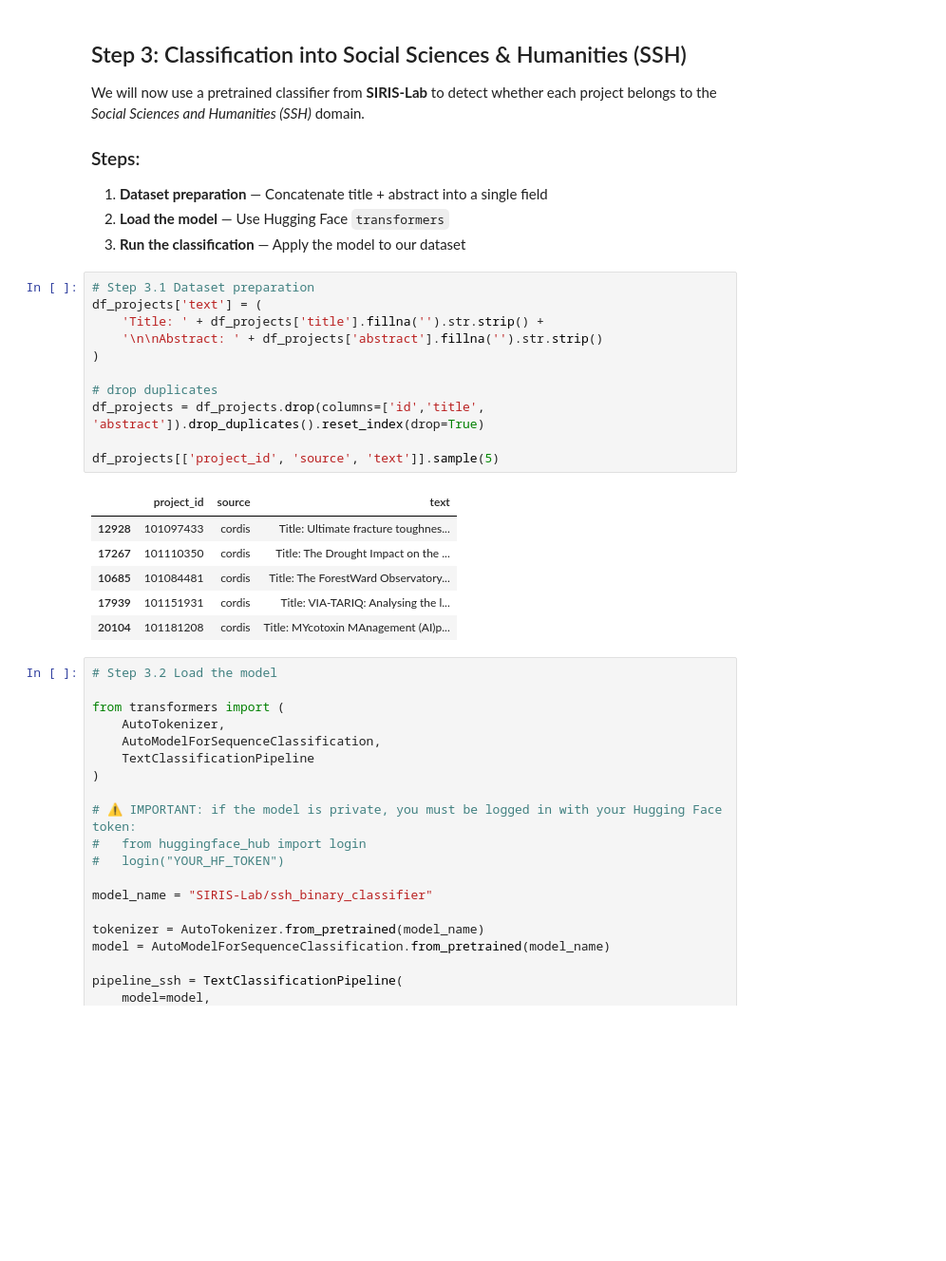
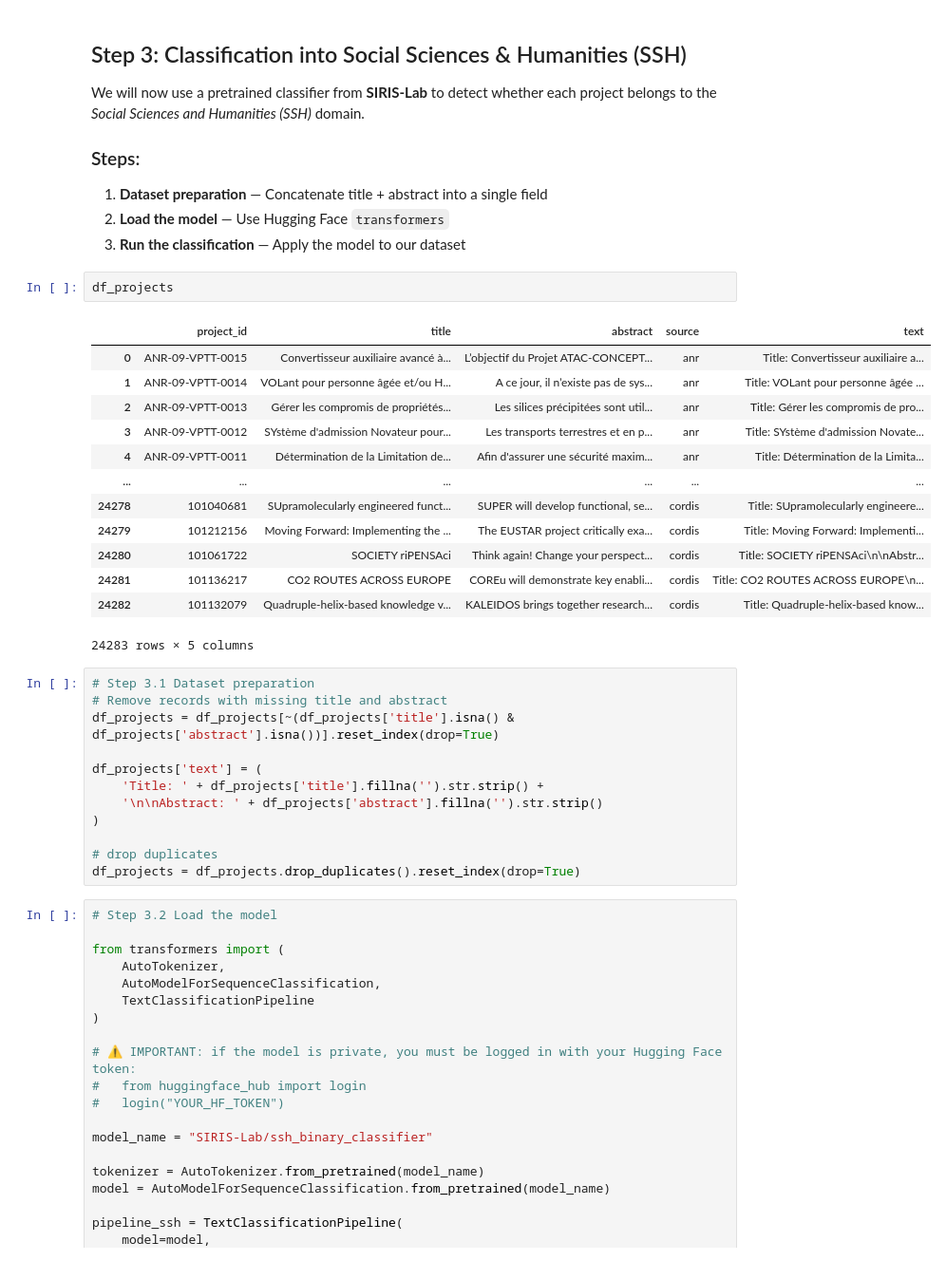
Before and after one commit to nicolauduran45/nlp-sti-tutorials, a Jupyter notebook: notebooks/01_analysing_SHS_projects.ipynb, the cells around one changed output. Shown: that part at 95% size. Cells and saved outputs as stored; diff of their text form; blank space fills up the shorter version.

Commit message:
fix: remove projects with empty title and abstract

```diff
--- a/notebooks/01_analysing_SHS_projects.ipynb
+++ b/notebooks/01_analysing_SHS_projects.ipynb
@@ -153,24 +153,34 @@ We will now use a pretrained classifier from **SIRIS-Lab** to detect whether eac
 1. **Dataset preparation** — Concatenate title + abstract into a single field
 2. **Load the model** — Use Hugging Face `transformers`
 3. **Run the classification** — Apply the model to our dataset
+# %%
+df_projects
+# %% [output]
+|  | project_id | title | abstract | source | text |
+| 0 | ANR-09-VPTT-0015 | Convertisseur auxiliaire avancé à... | L’objectif du Projet ATAC-CONCEPT... | anr | Title: Convertisseur auxiliaire a... |
+| 1 | ANR-09-VPTT-0014 | VOLant pour personne âgée et/ou H... | A ce jour, il n’existe pas de sys... | anr | Title: VOLant pour personne âgée ... |
+| 2 | ANR-09-VPTT-0013 | Gérer les compromis de propriétés... | Les silices précipitées sont util... | anr | Title: Gérer les compromis de pro... |
+| 3 | ANR-09-VPTT-0012 | SYstème d'admission Novateur pour... | Les transports terrestres et en p... | anr | Title: SYstème d'admission Novate... |
+| 4 | ANR-09-VPTT-0011 | Détermination de la Limitation de... | Afin d'assurer une sécurité maxim... | anr | Title: Détermination de la Limita... |
+| ... | ... | ... | ... | ... | ... |
+| 24278 | 101040681 | SUpramolecularly engineered funct... | SUPER will develop functional, se... | cordis | Title: SUpramolecularly engineere... |
+| 24279 | 101212156 | Moving Forward: Implementing the ... | The EUSTAR project critically exa... | cordis | Title: Moving Forward: Implementi... |
+| 24280 | 101061722 | SOCIETY riPENSAci | Think again! Change your perspect... | cordis | Title: SOCIETY riPENSAci\n\nAbstr... |
+| 24281 | 101136217 | CO2 ROUTES ACROSS EUROPE | COREu will demonstrate key enabli... | cordis | Title: CO2 ROUTES ACROSS EUROPE\n... |
+| 24282 | 101132079 | Quadruple-helix-based knowledge v... | KALEIDOS brings together research... | cordis | Title: Quadruple-helix-based know... |
+24283 rows × 5 columns
 # %%
 # Step 3.1 Dataset preparation
+# Remove records with missing title and abstract
+df_projects = df_projects[~(df_projects['title'].isna() & df_projects['abstract'].isna())].reset_index(drop=True)
+
 df_projects['text'] = (
     'Title: ' + df_projects['title'].fillna('').str.strip() +
     '\n\nAbstract: ' + df_projects['abstract'].fillna('').str.strip()
 )
 
 # drop duplicates
-df_projects = df_projects.drop(columns=['id','title', 'abstract']).drop_duplicates().reset_index(drop=True)
-
-df_projects[['project_id', 'source', 'text']].sample(5)
+df_projects = df_projects.drop_duplicates().reset_index(drop=True)
-# %% [output]
-|  | project_id | source | text |
-| 12928 | 101097433 | cordis | Title: Ultimate fracture toughnes... |
-| 17267 | 101110350 | cordis | Title: The Drought Impact on the ... |
-| 10685 | 101084481 | cordis | Title: The ForestWard Observatory... |
-| 17939 | 101151931 | cordis | Title: VIA-TARIQ: Analysing the l... |
-| 20104 | 101181208 | cordis | Title: MYcotoxin MAnagement (AI)p... |
 # %%
 # Step 3.2 Load the model
 
```
Also changed, not shown: parts of 1 cell of this notebook.
